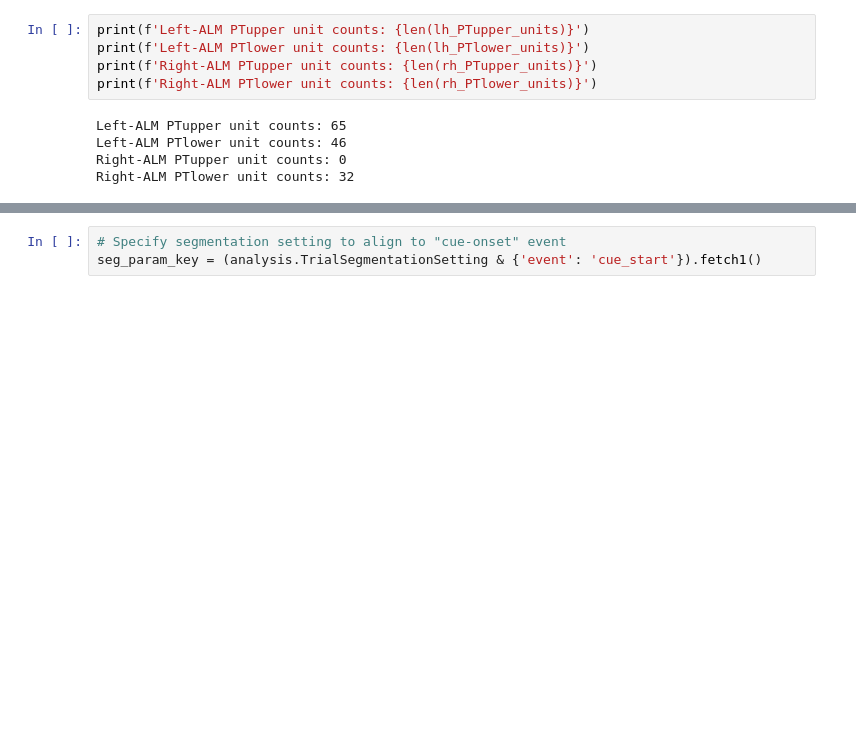
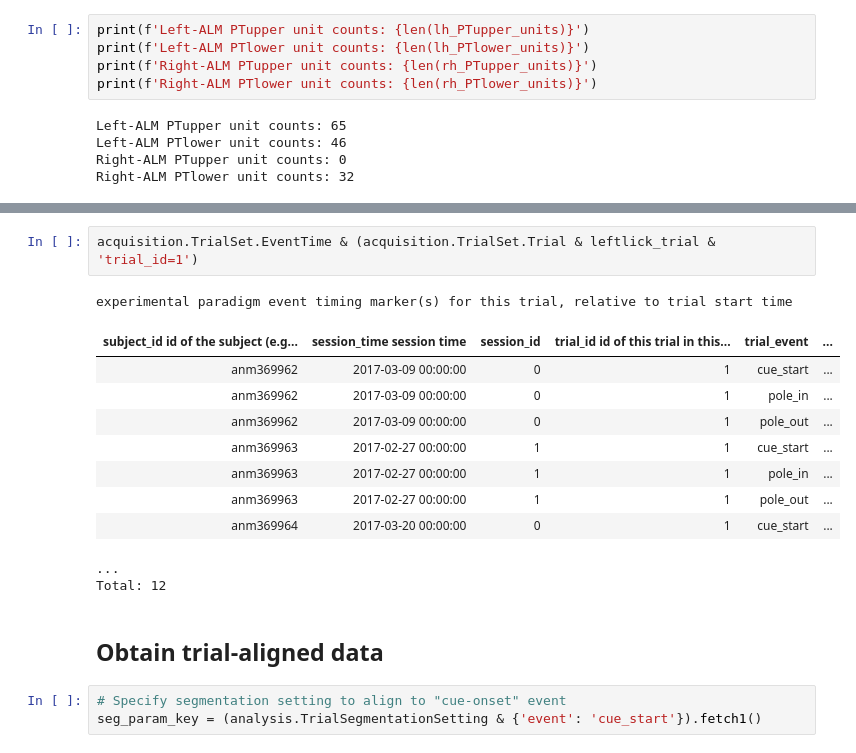
Before and after one commit to datajoint-company/DJ-NWB-Economo-2018, a Jupyter notebook: notebooks/Economo-2018-examples.ipynb, the cells around one changed output, grey strips where cells are left out. Drawn from its saved outputs; the diff is of its cells as text; blank space fills up the shorter version.

```diff
--- a/notebooks/Economo-2018-examples.ipynb
+++ b/notebooks/Economo-2018-examples.ipynb
@@ -57,3 +92,19 @@ Right-ALM PTlower unit counts: 32
+# %%
+acquisition.TrialSet.EventTime & (acquisition.TrialSet.Trial & leftlick_trial & 'trial_id=1')
+# %% [output]
+experimental paradigm event timing marker(s) for this trial, relative to trial start time
+| subject_id id of the subject (e.g... | session_time session time | session_id | trial_id id of this trial in this... | trial_event | ... |
+| anm369962 | 2017-03-09 00:00:00 | 0 | 1 | cue_start | ... |
+| anm369962 | 2017-03-09 00:00:00 | 0 | 1 | pole_in | ... |
+| anm369962 | 2017-03-09 00:00:00 | 0 | 1 | pole_out | ... |
+| anm369963 | 2017-02-27 00:00:00 | 1 | 1 | cue_start | ... |
+| anm369963 | 2017-02-27 00:00:00 | 1 | 1 | pole_in | ... |
+| anm369963 | 2017-02-27 00:00:00 | 1 | 1 | pole_out | ... |
+| anm369964 | 2017-03-20 00:00:00 | 0 | 1 | cue_start | ... |
+...
+Total: 12
+# %% [markdown]
+## Obtain trial-aligned data
 # %%
 # Specify segmentation setting to align to "cue-onset" event
 seg_param_key = (analysis.TrialSegmentationSetting & {'event': 'cue_start'}).fetch1()
```
Also changed, not shown: parts of 10 cells of this notebook.
